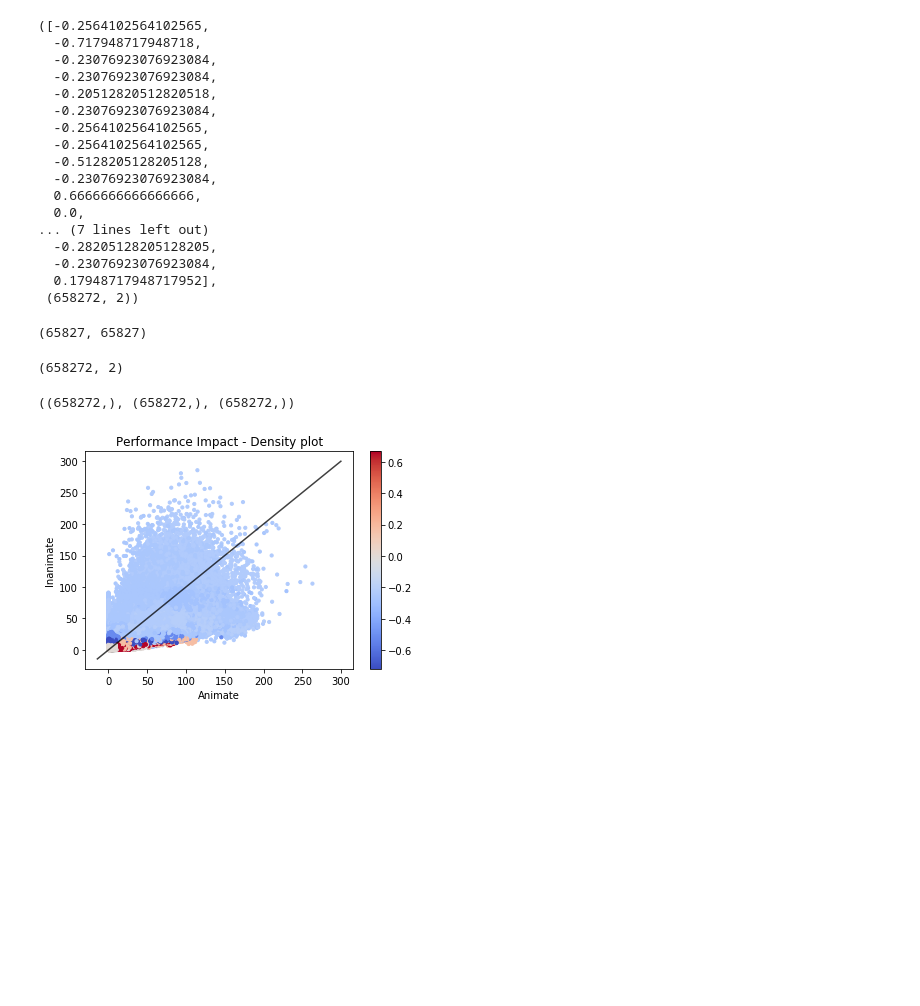
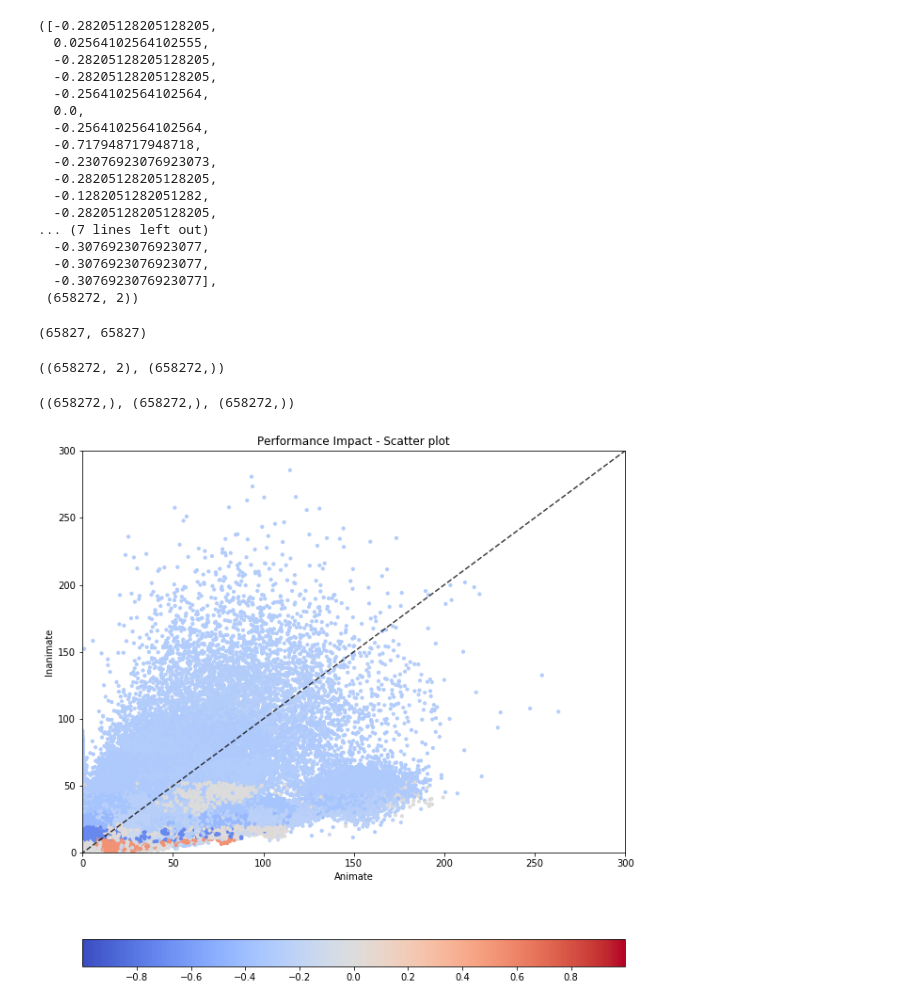
Before and after one commit to SNaGLab/Cognitive-Parcellation, a Jupyter notebook: code/experiments/alexnet_step_2.ipynb, the cells around one changed output. Saved outputs shown, nothing was run; the diff lists cells and outputs as text; code cells hidden in the pictures; blank space fills up the shorter version.

```diff
--- a/code/experiments/alexnet_step_2.ipynb
+++ b/code/experiments/alexnet_step_2.ipynb
@@ -70,7 +68,7 @@ def preprocess_image(image_paths, image_height=224, image_width=224,color_mode='
     img_list = []
 
     for im_path in image_paths:
-        image = imread(im_path, mode='RGB')
+        image = cv2.imread(im_path)
         image = cv2.resize(image, (image_height, image_width))
 
         if color_mode == 'bgr':
@@ -379,8 +377,8 @@ from sklearn.cluster import AgglomerativeClustering
 from sklearn.cluster import Birch
 from sklearn.cluster import DBSCAN
 from sklearn.mixture import GaussianMixture
-import genieclust
-import hdbscan
+#import genieclust
+#import hdbscan
 import smm
 
 j = 22 #Set this value from scree plot!
@@ -392,7 +390,7 @@ print(j)
 #clf= SpectralClustering(n_clusters=j,random_state=143)
 #clf =  AgglomerativeClustering(n_clusters=j, linkage='ward')
 #clf = Birch(branching_factor=50, n_clusters=j, threshold=0.5,compute_labels=True)
-clf = GaussianMixture(n_components=j, covariance_type='full',random_state=143)
+clf = GaussianMixture(n_components=j, covariance_type='full',max_iter=1000,random_state=1729)
 #clf= genieclust.genie.Genie(n_clusters=j)
 #clf= smm.SMM(n_components=j, covariance_type='full', random_state=143, tol=1e-12,min_covar=1e-6, n_iter=1000, n_init=1, params='wmcd', init_params='wmcd')
 temp = clf.fit(X_new)
@@ -589,6 +589,8 @@ for label in [1,10]:
         else:
             dprime -= error
 '''
+# %%
+ana = 20
 # %%
 layer_info = {}
 #Comparing Layer lesions
@@ -926,0 +951,10 @@ plt.savefig('../../results/scree/inaniamte_by_layer.png', format='png')
+# %%
+X = np.arange(1,8)
+Y = []
+for item in X:
+    print(item,layer_info[ina][item]['pre'],layer_info[ina][item]['post'],layer_info[ina][item]['rand'], layer_info[ina][item]['no'])
+    Y.append(-1*layer_info[ina][item]['rand'])
+
+plt.axhline(y=0.5641025641 , color='r', linestyle='--')
+plt.ylim([0,1])
+plt.bar(X,Y)
@@ -1024,22 +1068,22 @@ Creating ROI using fsleyes
 # %%
 result.values(),X.shape
 # %% [output]
-([-0.2564102564102565,
+([-0.28205128205128205,
+  0.02564102564102555,
+  -0.28205128205128205,
+  -0.28205128205128205,
+  -0.2564102564102564,
+  0.0,
+  -0.2564102564102564,
   -0.717948717948718,
-  -0.23076923076923084,
-  -0.23076923076923084,
-  -0.20512820512820518,
-  -0.23076923076923084,
-  -0.2564102564102565,
-  -0.2564102564102565,
-  -0.5128205128205128,
-  -0.23076923076923084,
-  0.6666666666666666,
-  0.0,
+  -0.23076923076923073,
+  -0.28205128205128205,
+  -0.1282051282051282,
+  -0.28205128205128205,
 ... (7 lines left out)
-  -0.28205128205128205,
-  -0.23076923076923084,
-  0.17948717948717952],
+  -0.3076923076923077,
+  -0.3076923076923077,
+  -0.3076923076923077],
  (658272, 2))
 # %%
 z_temp = []
@@ -1054,9 +1098,9 @@ for i in range(len(loc_z)):
 # %% [output]
 (65827, 65827)
 # %%
-X.shape
+X.shape, z.shape
 # %% [output]
-(658272, 2)
+((658272, 2), (658272,))
 # %%
 x = X[:,0]
 y = X[:,1]
@@ -1063,22 +1180,35 @@ y = X[:,1]
 # %%
 #Density Plot for Animate/Inanimate
 
 print(x.shape,y.shape,z.shape)
-fig, ax = plt.subplots()
-cs = ax.scatter(x, y, c=z, s=10,cmap='coolwarm')
-cbar = fig.colorbar(cs)
+fig, ax = plt.subplots(figsize=(9,9))
+cs = ax.scatter( x,y, c=z, s=10,cmap='coolwarm',vmin=-1, vmax=1)
+#confidence_ellipse(spax, spay, ax, edgecolor='red',n_std=3)
+#confidence_ellipse(spix, spiy, ax, edgecolor='blue',n_std=3)
+#plt.tricontour(x, y, z,cmap='coolwarm')
+
+m = plt.cm.ScalarMappable(cmap='coolwarm')
+m.set_array(x)
+m.set_clim(-1., 1.)
+plt.colorbar(m, boundaries=np.linspace(-1.,1., len(x)),orientation='horizontal')
+
 lims = [
     np.min([ax.get_xlim(), ax.get_ylim()]),  # min of both axes
     np.max([ax.get_xlim(), ax.get_ylim()]),  # max of both axes
 ]
-ax.plot(lims, lims, 'k-', alpha=0.75)
+#ax.scatter(spax,spay,c='b')
+#ax.scatter(spix,spiy,c='r')
+ax.plot(lims, lims, 'k--', alpha=0.75)
+plt.xlim([0,300])
+plt.ylim([0,300])
 plt.xlabel('Animate')
 plt.ylabel('Inanimate')
-plt.title('Performance Impact - Density plot')
-plt.savefig('../../results/scree/'+str(method)+'_results_density.png', format='png',dpi=200)
+plt.title('Performance Impact - Scatter plot')
+fig.tight_layout()
+#plt.savefig('../../results/'+str(method)+'_results_density_p.png', format='png',dpi=500)
 # %% [output]
 ((658272,), (658272,), (658272,))
-[figure, old version]
+[figure, new version]
 # %%
 print result.values().index(max(result.values())), result.values().index(min(result.values()))
 ana = int(result.values().index(max(result.values())))
```
Also changed, not shown: parts of 18 cells of this notebook, 41 other files.
